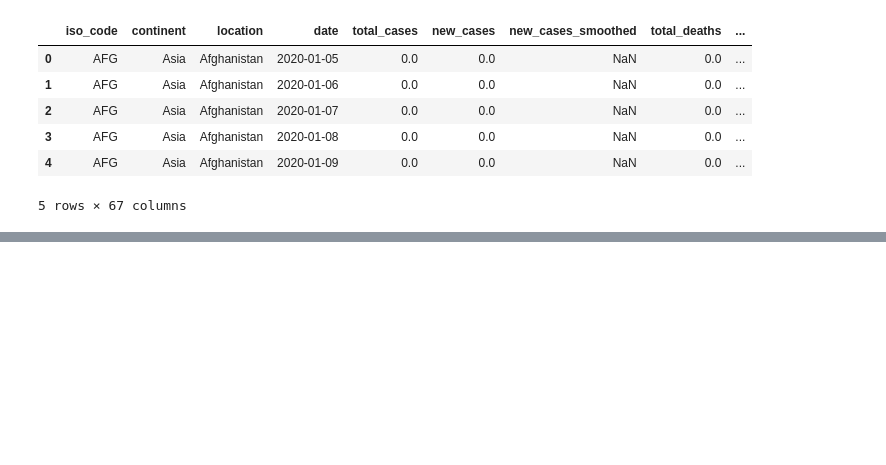
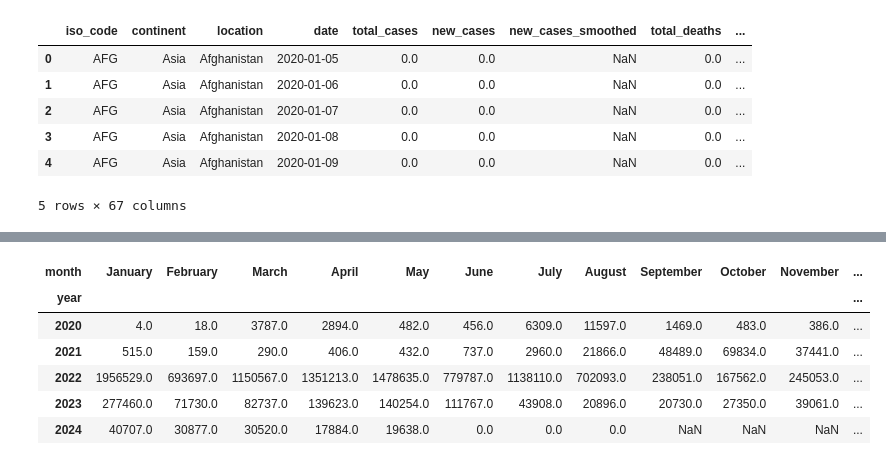
Before and after one commit to AlexWilliams1004/covid_analysis, a Jupyter notebook: covid_analysis.ipynb, the cells around one changed output, grey strips where cells are left out. Drawn from its saved outputs; the diff is of its cells as text; code cells hidden in the pictures; blank space fills up the shorter version.

```diff
--- a/covid_analysis.ipynb
+++ b/covid_analysis.ipynb
@@ -49,0 +68,14 @@ australia.head(10)
+# %%
+monthly_cases_each_year = australia.groupby(['year', 'month'])['new_cases'].sum().unstack()
+month_order = ['January', 'February', 'March', 'April', 'May', 'June', 'July', 'August', 'September', 'October',
+               'November', 'December']
+monthly_cases_each_year = monthly_cases_each_year[month_order]
+monthly_cases_each_year
+# %% [output]
+| month | January | February | March | April | May | June | July | August | September | October | November | ... |
+| year |  |  |  |  |  |  |  |  |  |  |  | ... |
+| 2020 | 4.0 | 18.0 | 3787.0 | 2894.0 | 482.0 | 456.0 | 6309.0 | 11597.0 | 1469.0 | 483.0 | 386.0 | ... |
+| 2021 | 515.0 | 159.0 | 290.0 | 406.0 | 432.0 | 737.0 | 2960.0 | 21866.0 | 48489.0 | 69834.0 | 37441.0 | ... |
+| 2022 | 1956529.0 | 693697.0 | 1150567.0 | 1351213.0 | 1478635.0 | 779787.0 | 1138110.0 | 702093.0 | 238051.0 | 167562.0 | 245053.0 | ... |
+| 2023 | 277460.0 | 71730.0 | 82737.0 | 139623.0 | 140254.0 | 111767.0 | 43908.0 | 20896.0 | 20730.0 | 27350.0 | 39061.0 | ... |
+| 2024 | 40707.0 | 30877.0 | 30520.0 | 17884.0 | 19638.0 | 0.0 | 0.0 | 0.0 | NaN | NaN | NaN | ... |
```
Also changed, not shown: parts of 6 cells of this notebook.
